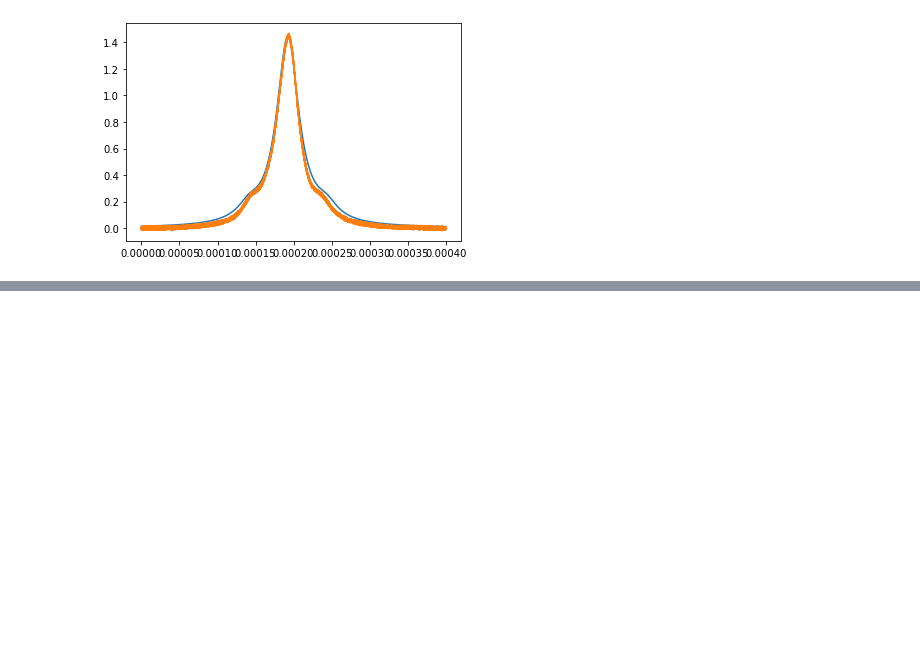
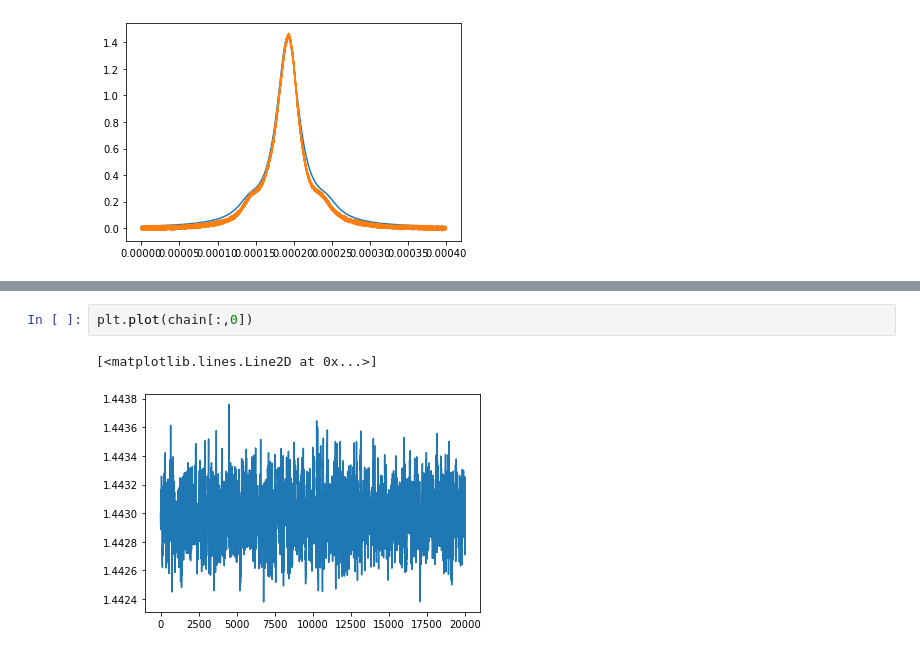
Before and after one commit to n-desjardins/phys512-2022, a Jupyter notebook: PSET4/pset4_notebook.ipynb, the cells around one changed output, grey strips where cells are left out. Cells and saved outputs as stored; diff of their text form; blank space fills up the shorter version.

Commit message:
The chain is working

```diff
--- a/PSET4/pset4_notebook.ipynb
+++ b/PSET4/pset4_notebook.ipynb
@@ -180,0 +316,5 @@ plt.plot(t,pred)
+# %%
+plt.plot(chain[:,0])
+# %% [output]
+[<matplotlib.lines.Line2D at 0x...>]
+[figure, added]
```
Also changed, not shown: parts of 4 cells of this notebook, 2 other files.
